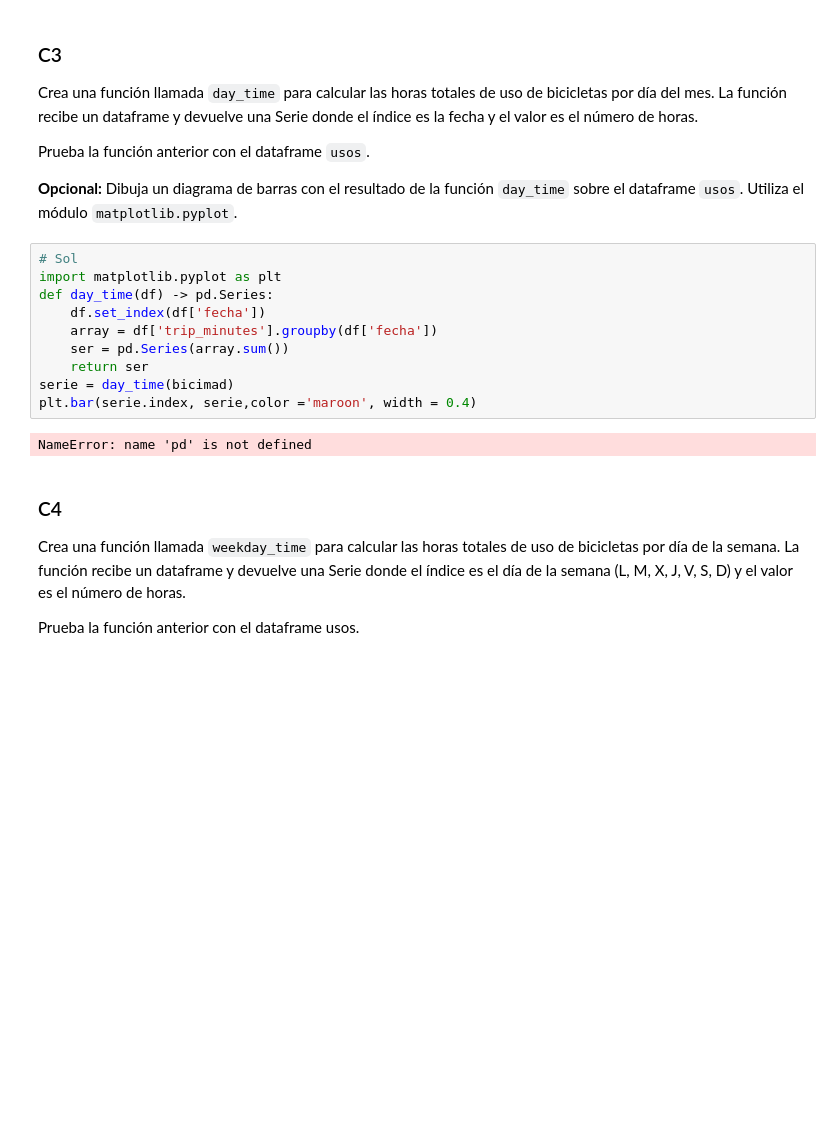
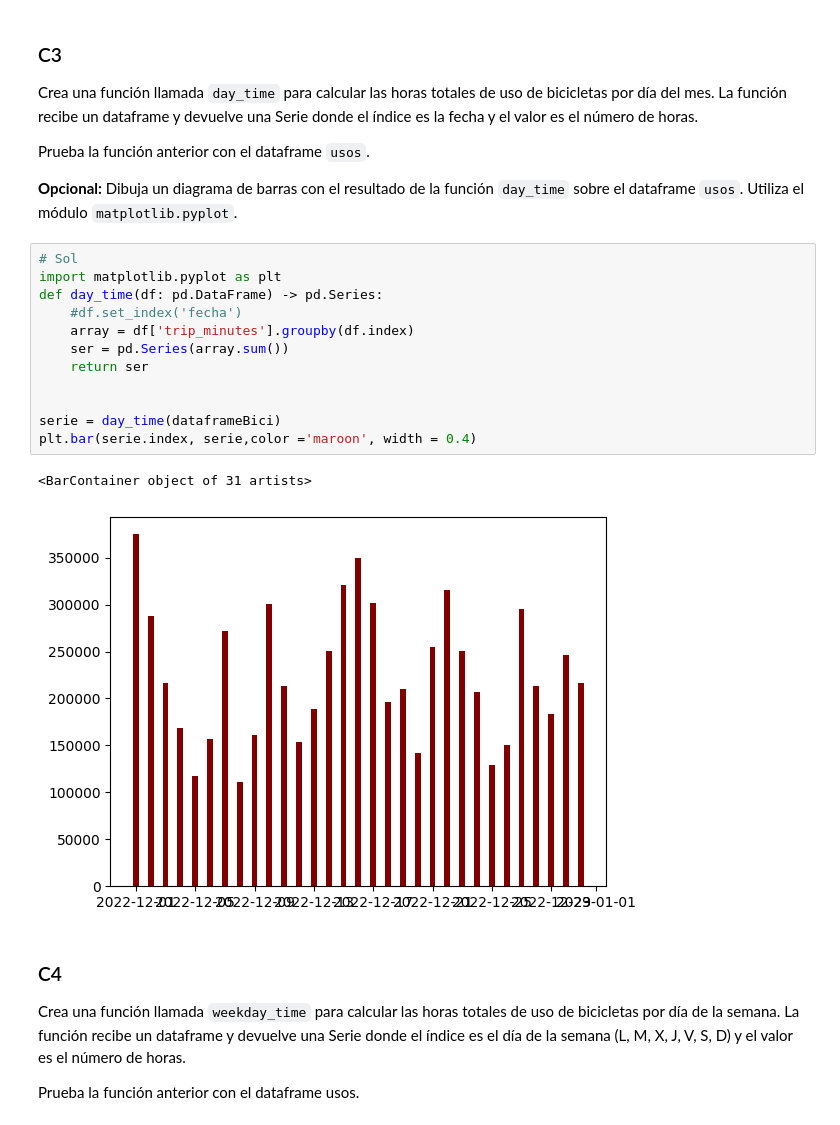
Before and after one commit to floren007/UCM, a Jupyter notebook: Florentino_entregable/consulas_bicimad.ipynb, the cells around one changed output. Saved outputs shown, nothing was run; the diff lists cells and outputs as text; blank space fills up the shorter version.

Commit message:
avanzando en consultas bicimad

```diff
--- a/Florentino_entregable/consulas_bicimad.ipynb
+++ b/Florentino_entregable/consulas_bicimad.ipynb
@@ -65,15 +66,18 @@ __Opcional:__ Dibuja un diagrama de barras con el resultado de la función `day_
 # %%
 # Sol
 import matplotlib.pyplot as plt
-def day_time(df) -> pd.Series:
-    df.set_index(df['fecha'])
-    array = df['trip_minutes'].groupby(df['fecha'])
+def day_time(df: pd.DataFrame) -> pd.Series:
+    #df.set_index('fecha')
+    array = df['trip_minutes'].groupby(df.index)
     ser = pd.Series(array.sum())
     return ser
-serie = day_time(bicimad)
+
+
+serie = day_time(dataframeBici)
 plt.bar(serie.index, serie,color ='maroon', width = 0.4)
 # %% [output]
-NameError: name 'pd' is not defined
+<BarContainer object of 31 artists>
+[figure, added]
 # %% [markdown]
 ### C4
 
```
Also changed, not shown: parts of 6 cells of this notebook, 1 other file.
